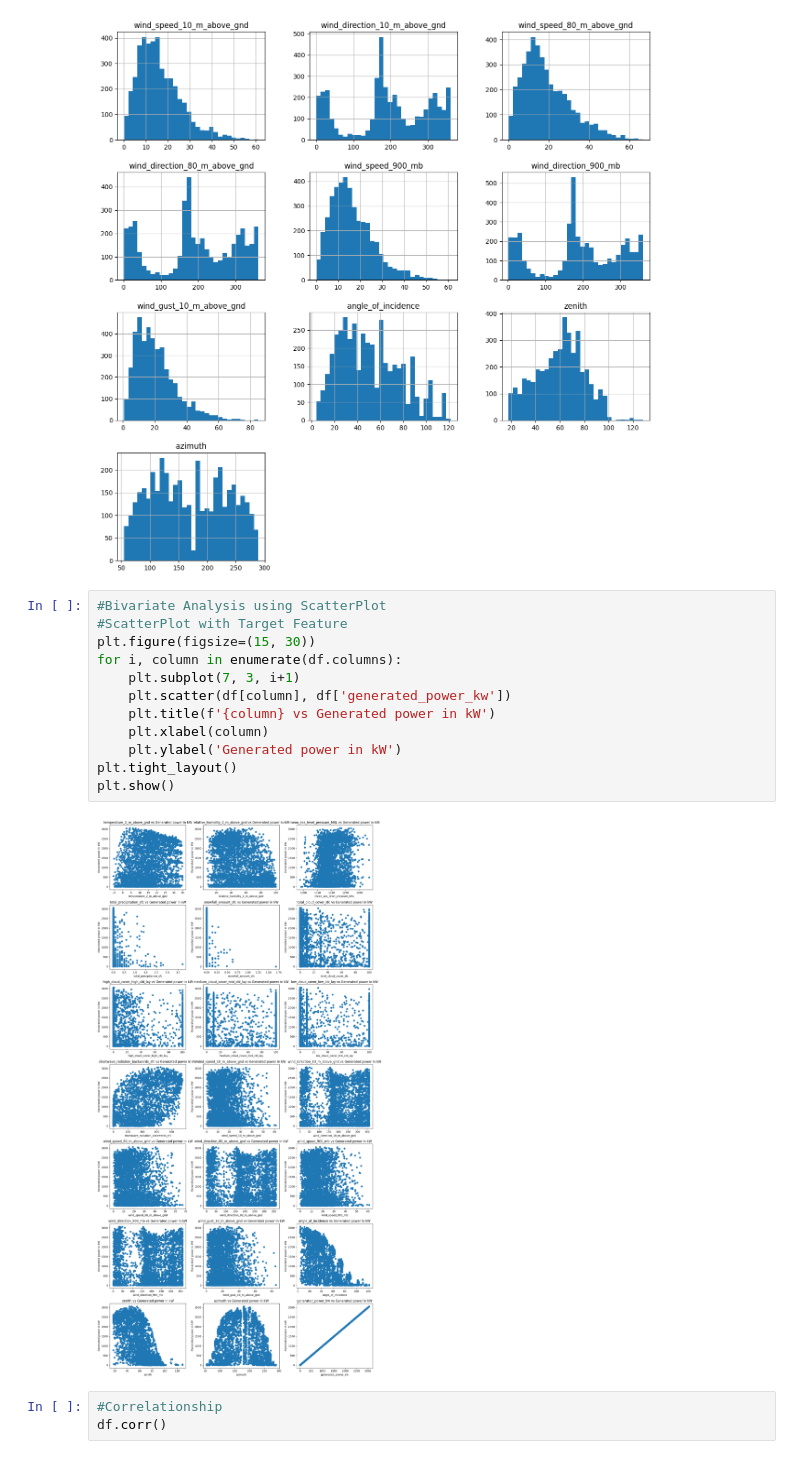
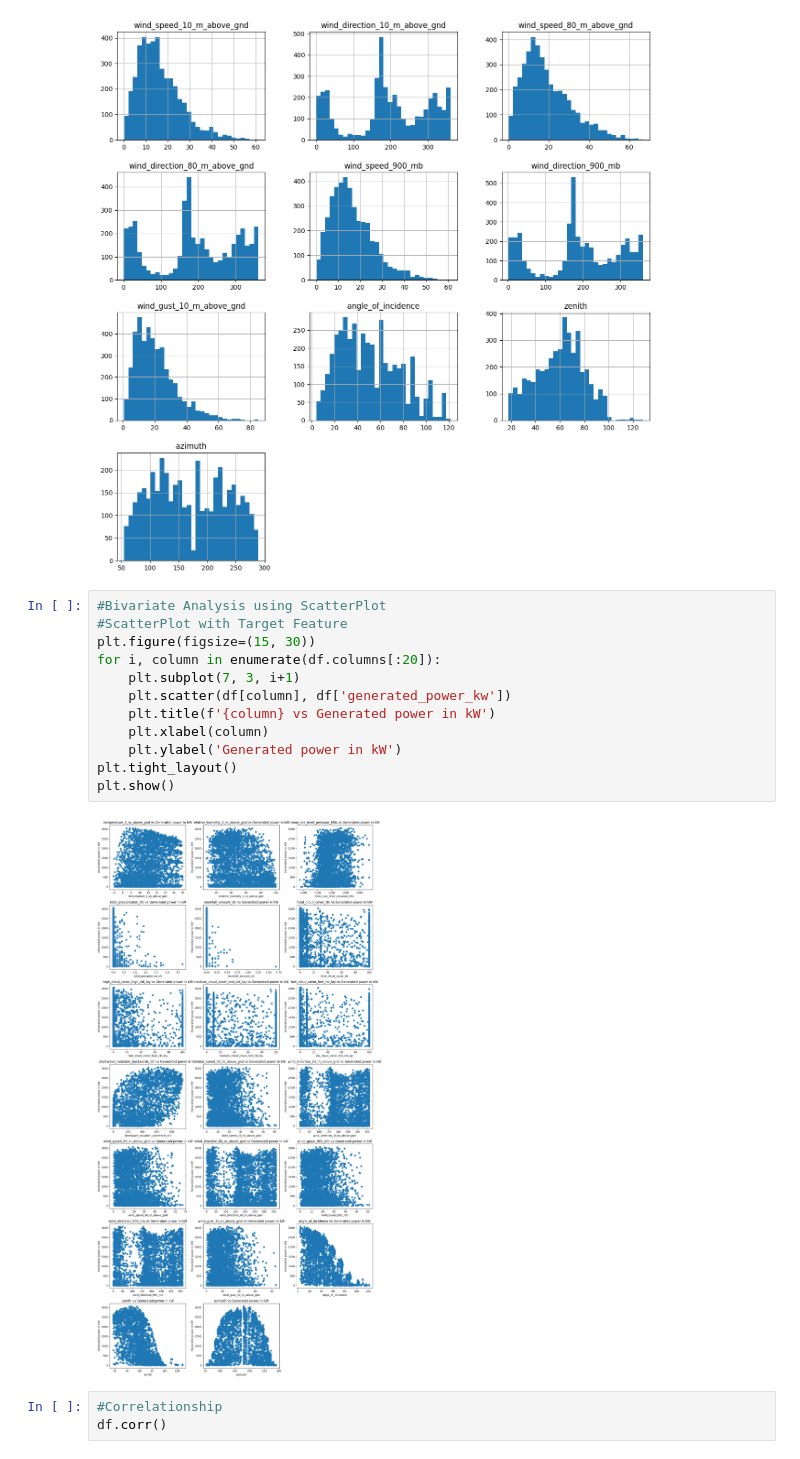
Before and after one commit to S0mSahoo/solar_power_prediction, a Jupyter notebook: solar_power_prediction.ipynb, the cells around one changed output. Cells and saved outputs as stored; diff of their text form.

```diff
--- a/solar_power_prediction.ipynb
+++ b/solar_power_prediction.ipynb
@@ -160,17 +160,17 @@ plt.show()
 # %%
 #Bivariate Analysis using ScatterPlot
 #ScatterPlot with Target Feature
 plt.figure(figsize=(15, 30))
-for i, column in enumerate(df.columns):
+for i, column in enumerate(df.columns[:20]):
     plt.subplot(7, 3, i+1)
     plt.scatter(df[column], df['generated_power_kw'])
     plt.title(f'{column} vs Generated power in kW')
     plt.xlabel(column)
     plt.ylabel('Generated power in kW')
 plt.tight_layout()
 plt.show()
 # %% [output]
-[figure, old version]
+[figure, new version]
 # %%
 #Correlationship
 df.corr()
```
Also changed, not shown: parts of 4 cells of this notebook.
